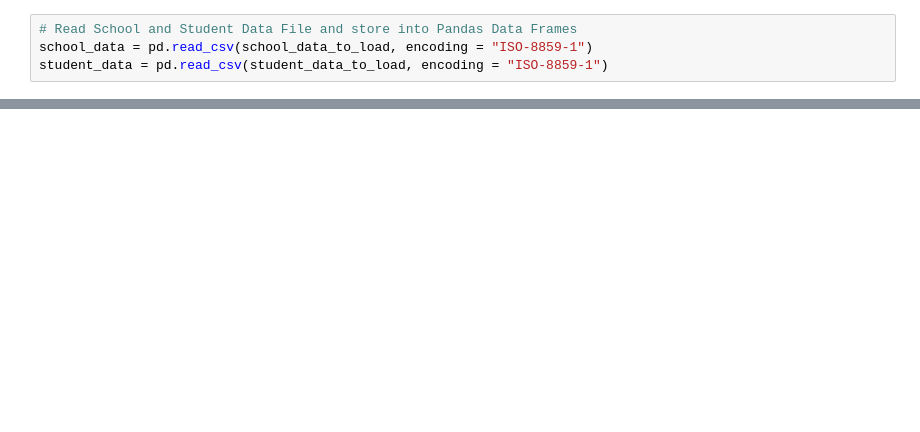
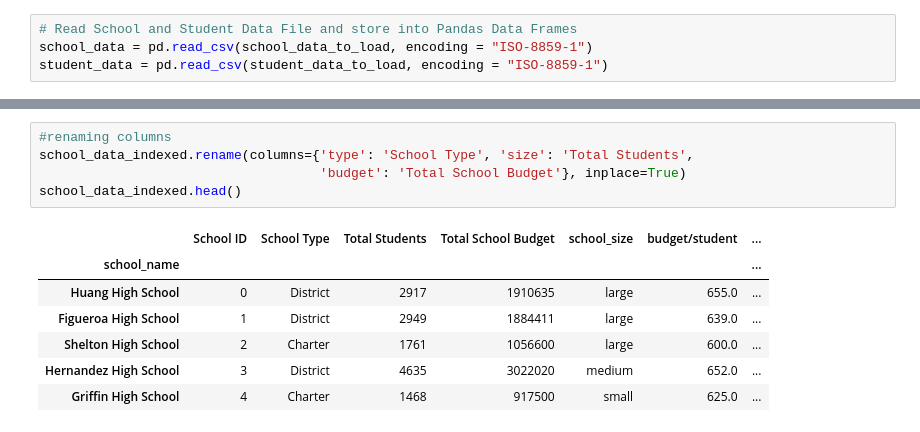
Before and after one commit to Elton-Don/pandas-challenge, a Jupyter notebook: schools.ipynb, the cells around one changed output, grey strips where cells are left out. Drawn from its saved outputs; the diff is of its cells as text; blank space fills up the shorter version.

```diff
--- a/schools.ipynb
+++ b/schools.ipynb
@@ -371,0 +159,13 @@ Top_schools.head()
+# %%
+#renaming columns
+school_data_indexed.rename(columns={'type': 'School Type', 'size': 'Total Students',
+                                    'budget': 'Total School Budget'}, inplace=True)
+school_data_indexed.head()
+# %% [output]
+|  | School ID | School Type | Total Students | Total School Budget | school_size | budget/student | ... |
+| school_name |  |  |  |  |  |  | ... |
+| Huang High School | 0 | District | 2917 | 1910635 | large | 655.0 | ... |
+| Figueroa High School | 1 | District | 2949 | 1884411 | large | 639.0 | ... |
+| Shelton High School | 2 | Charter | 1761 | 1056600 | large | 600.0 | ... |
+| Hernandez High School | 3 | District | 4635 | 3022020 | medium | 652.0 | ... |
+| Griffin High School | 4 | Charter | 1468 | 917500 | small | 625.0 | ... |
```
Also changed, not shown: parts of 47 cells of this notebook.
